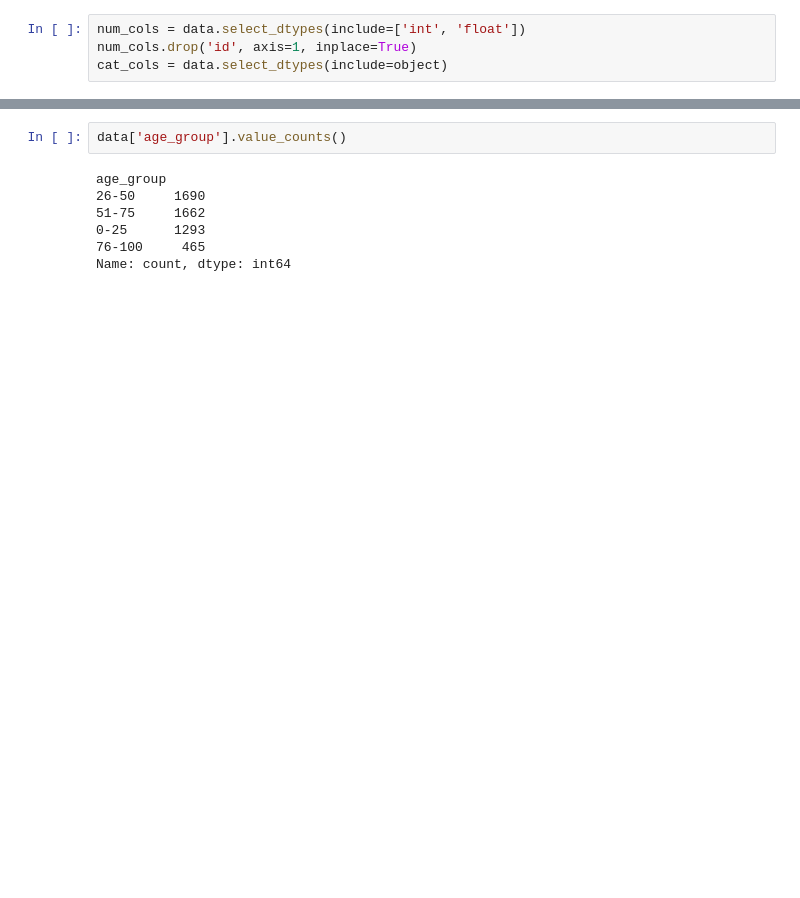
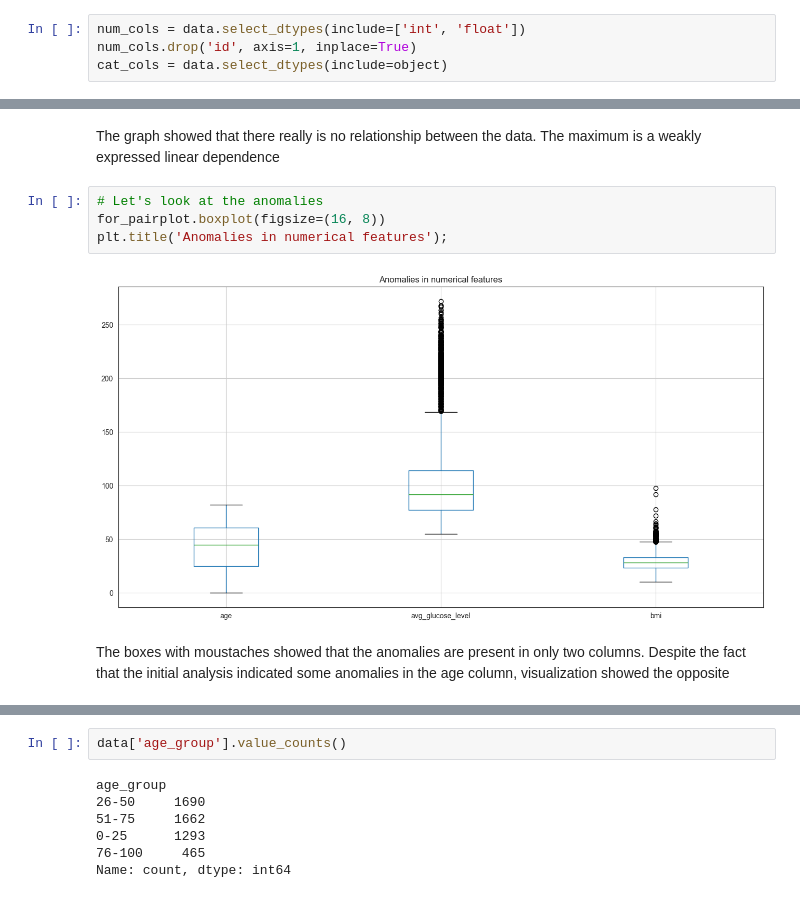
Before and after one commit to Provincial2511/My-Project-in-MedTech, a Jupyter notebook: Medical_insult.ipynb, the cells around one changed output, grey strips where cells are left out. Drawn from its saved outputs; the diff is of its cells as text; blank space fills up the shorter version.

```diff
--- a/Medical_insult.ipynb
+++ b/Medical_insult.ipynb
@@ -263,3 +243,13 @@ plt.title('Выбросы в вещественных признаках');
+# %% [markdown]
+The graph showed that there really is no relationship between the data. The maximum is a weakly expressed linear dependence
+# %%
+# Let's look at the anomalies
+for_pairplot.boxplot(figsize=(16, 8))
+plt.title('Anomalies in numerical features');
+# %% [output]
+[figure, added]
+# %% [markdown]
+The boxes with moustaches showed that the anomalies are present in only two columns. Despite the fact that the initial analysis indicated some anomalies in the age column, visualization showed the opposite
 # %%
 smoke = cat_cols['smoking_status'].value_counts()
 sns.barplot(x=smoke.values, y=smoke.index);
```
Also changed, not shown: parts of 85 cells of this notebook.
